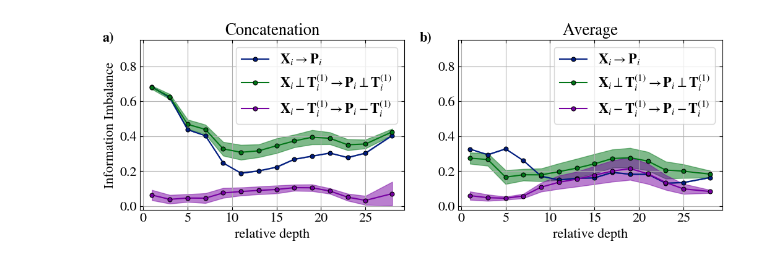
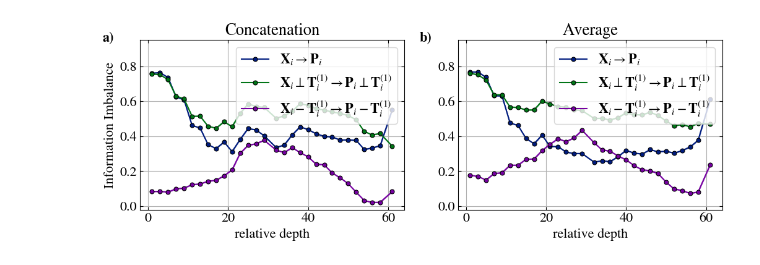
Before and after one commit to acevedo-s/syn-sem, a Jupyter notebook: projection_vs_subtraction.ipynb, the cells around one changed output. Cells and saved outputs as stored; diff of their text form; code cells hidden in the pictures.

```diff
--- a/projection_vs_subtraction.ipynb
+++ b/projection_vs_subtraction.ipynb
@@ -28,9 +28,9 @@ markers = ['p','o','h','^','s','*']
 _linestyles = ['-','--','dotted']
 plot_id = 0
 # %%
-# modelA = 'deepseek'
+modelA = 'deepseek'
 # modelA = 'llama8b'
-modelA = 'qwen7b'
+# modelA = 'qwen7b'
 modelB = modelA
 languages = [
             'english',
@@ -56,6 +56,7 @@ zero_activations_list = [0]
 center_A_flags = [0,1]
 # %%
 precision = 32
+ratio_jackknife = 0.5
 
 fig,ax = plt.subplots(1,2,figsize=(10.5,4))
 for avg_id,avg_tokens in enumerate(avg_flags):
@@ -69,7 +70,8 @@ for avg_id,avg_tokens in enumerate(avg_flags):
   n_tokens = min_token_length
 
   for removal_method_id, removal_method in enumerate([None,'projection','subtraction']):
-    inf_imb = np.zeros(shape=(len(my_languages),2,len(layers)))
+    inf_imb = np.zeros(shape=(len(my_languages[:1]),2,len(layers)))
+    std = np.zeros_like(inf_imb)
     if removal_method_id == 2: removal_method_id += 1 # for colors in plot
 
     for center_A_id,center_A_flag in enumerate(center_A_flags):
@@ -78,7 +80,7 @@ for avg_id,avg_tokens in enumerate(avg_flags):
         if removal_method == None and center_A_id != 0: continue
         center_B_flag = center_A_flag
         number_of_languages = 1 if center_A_flag != 0 else None
-        for language_list_permutation in np.arange(len(my_languages),dtype=int):
+        for language_list_permutation in np.arange(1,dtype=int):
           output_folder0 = makefolder(base=f'./results/',
                                       global_centering=0,
                                       spaces='AB',
@@ -105,8 +107,8 @@ for avg_id,avg_tokens in enumerate(avg_flags):
                                             language_list_permutation=language_list_permutation if center_A_id > 0 else None,
                                             removal_method=removal_method,
                                             )
-          inf_imb[language_list_permutation,:,:] = np.diagonal(np.load(II_folder + "II.npy"),axis1=1,axis2=2)
-
+          inf_imb[language_list_permutation,:,:] = np.diagonal(np.load(II_folder + f"II_{ratio_jackknife:.2f}.npy"),axis1=1,axis2=2)
+          std[language_list_permutation,:,:] = np.diagonal(np.load(II_folder + f"II_jack_std_{ratio_jackknife:.2f}.npy"),axis1=1,axis2=2)
         color = colors[removal_method_id]
         linestyle = '-'
         if avg_tokens:
@@ -138,8 +140,8 @@ for avg_id,avg_tokens in enumerate(avg_flags):
           )
 
           ax[avg_id].fill_between(layers,
-                          inf_imb[:,II_index,:].mean(axis=0) - inf_imb[:,II_index,:].std(axis=0),
-                          inf_imb[:,II_index,:].mean(axis=0) + inf_imb[:,II_index,:].std(axis=0),
+                          inf_imb[:,II_index,:].mean(axis=0) - 10*std[:,II_index,:].std(axis=0),
+                          inf_imb[:,II_index,:].mean(axis=0) + 10*std[:,II_index,:].std(axis=0),
                           alpha=0.5,
                           color=color,
                           )
@@ -149,32 +151,32 @@ for avg_id,avg_tokens in enumerate(avg_flags):
   if avg_id == 0:
     ax[avg_id].set_ylabel('Information Imbalance')
 
   ax[avg_id].grid()
   ax[avg_id].tick_params(
       top=True, bottom=True, left=True, right=True,  # enable ticks
       labeltop=False, labelbottom=True, labelleft=True, labelright=False, # enable labels if needed
       direction='in'  # ticks point inward
       )
   ax[avg_id].set_ylim(-0.02,.95)
 
   ax[avg_id].set_title(title)
   ax[avg_id].legend()
 
 # Add panel labels
 panel_labels = ['a)', 'b)']
 for i, label in enumerate(panel_labels):
     ax[i].text(
         -0.1, 1.05,      # x, y in axis coordinates
         label,
         transform=ax[i].transAxes,  # coordinates relative to the axes
-        fontsize=16,
+        fontsize=rcpsize,
         fontweight='bold',
         va='top',
         ha='right'
     )
 
 os.makedirs('results/figs', exist_ok=True)
 fig.savefig(f'results/figs/proj_vs_sub_{modelA}.pdf', bbox_inches='tight')
 plt.show()
 # %% [output]
-[figure, old version]
+[figure, new version]
```
Also changed, not shown: parts of 1 cell of this notebook, 5 other files.
